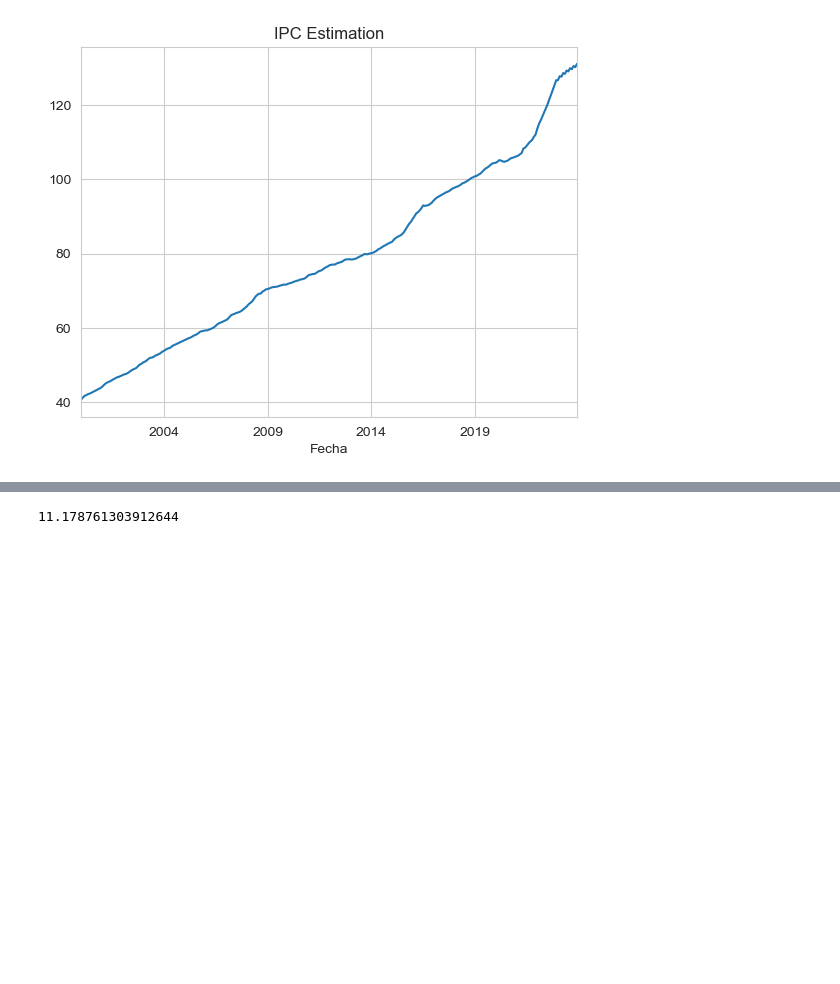
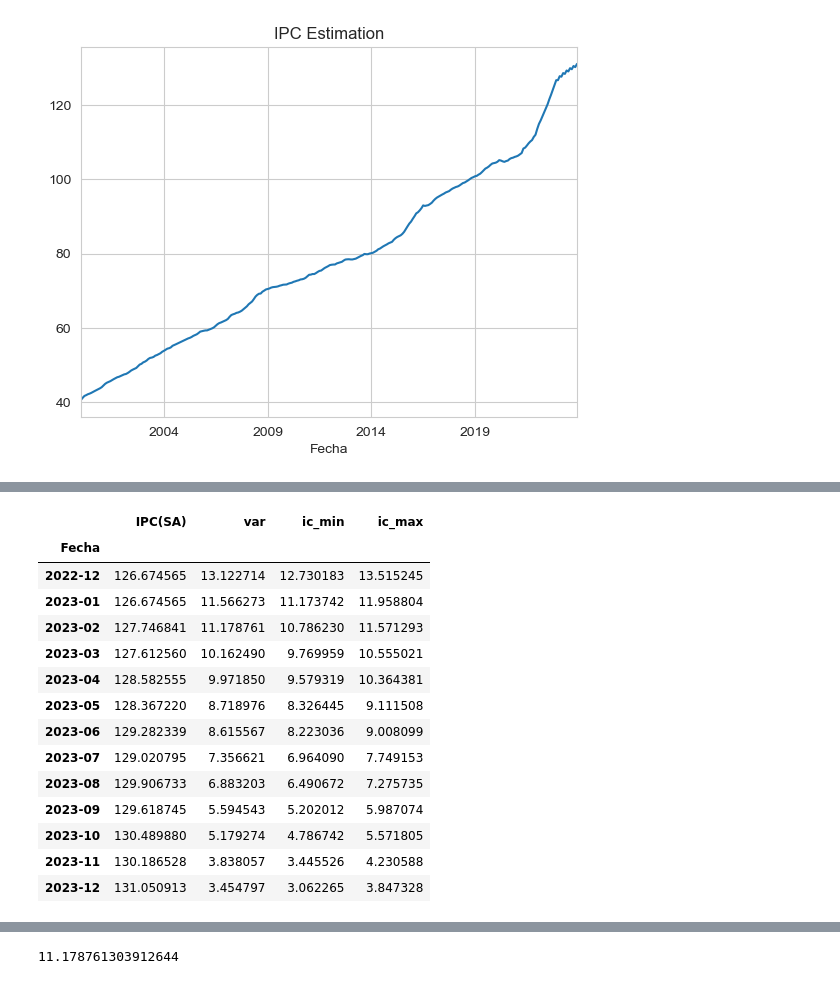
Before and after one commit to remg1997/time_series, a Jupyter notebook: Taller1/Taller1.ipynb, the cells around one changed output, grey strips where cells are left out. Saved outputs shown, nothing was run; the diff lists cells and outputs as text; code cells hidden in the pictures; blank space fills up the shorter version.

```diff
--- a/Taller1/Taller1.ipynb
+++ b/Taller1/Taller1.ipynb
@@ -763,3 +730,28 @@ plt.savefig("./plots/2,2,1,e.png")
+# %%
+n=model1.resid**2
+n=np.sqrt(np.sum(n))
+d=np.sqrt(len(df)-15-3)
+z= stats.norm.ppf(0.975)
+e=z*(n/d)
+df['ic_min']=df['var']-e
+df['ic_max']=df['var']+e
+df.iloc[-13:,[0,5,6,7]]
+# %% [output]
+|  | IPC(SA) | var | ic_min | ic_max |
+| Fecha |  |  |  |  |
+| 2022-12 | 126.674565 | 13.122714 | 12.730183 | 13.515245 |
+| 2023-01 | 126.674565 | 11.566273 | 11.173742 | 11.958804 |
+| 2023-02 | 127.746841 | 11.178761 | 10.786230 | 11.571293 |
+| 2023-03 | 127.612560 | 10.162490 | 9.769959 | 10.555021 |
+| 2023-04 | 128.582555 | 9.971850 | 9.579319 | 10.364381 |
+| 2023-05 | 128.367220 | 8.718976 | 8.326445 | 9.111508 |
+| 2023-06 | 129.282339 | 8.615567 | 8.223036 | 9.008099 |
+| 2023-07 | 129.020795 | 7.356621 | 6.964090 | 7.749153 |
+| 2023-08 | 129.906733 | 6.883203 | 6.490672 | 7.275735 |
+| 2023-09 | 129.618745 | 5.594543 | 5.202012 | 5.987074 |
+| 2023-10 | 130.489880 | 5.179274 | 4.786742 | 5.571805 |
+| 2023-11 | 130.186528 | 3.838057 | 3.445526 | 4.230588 |
+| 2023-12 | 131.050913 | 3.454797 | 3.062265 | 3.847328 |
 # %%
 df.loc['2023-12']
 # %% [output]
```
Also changed, not shown: parts of 58 cells of this notebook.
